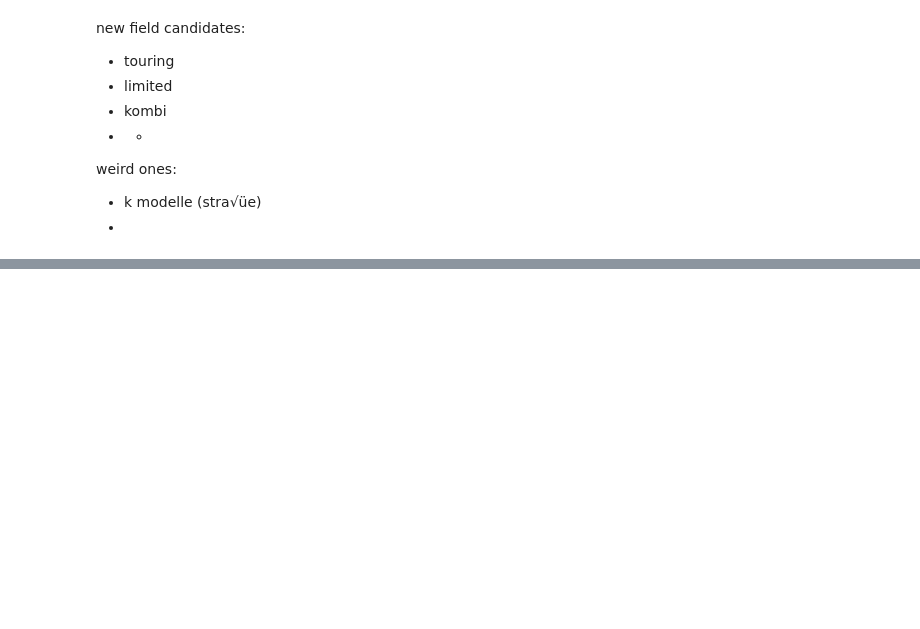
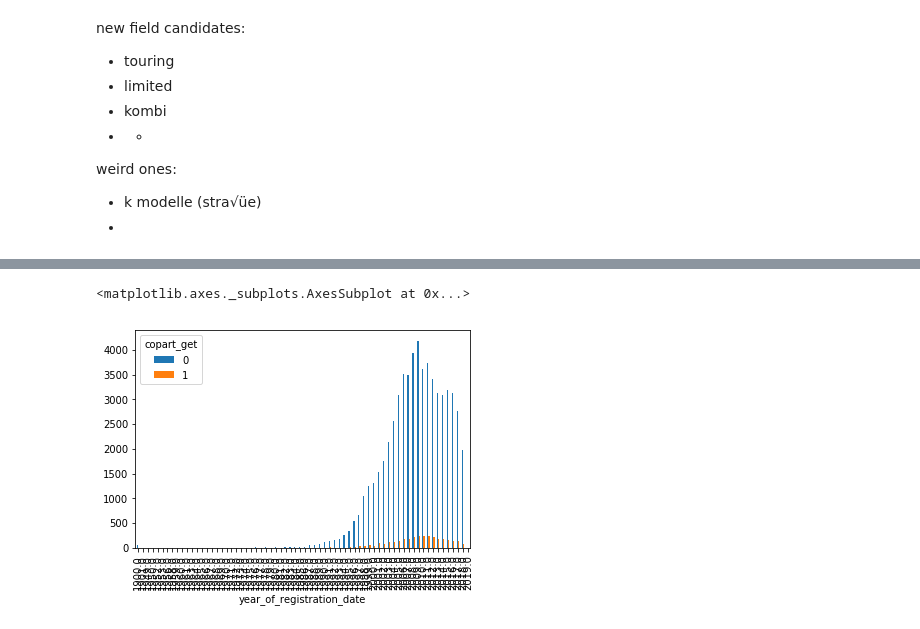
Before and after one commit to kjprice/smu-hackathon2019, a Jupyter notebook: Hackathan Project.ipynb, the cells around one changed output, grey strips where cells are left out. Drawn from its saved outputs; the diff is of its cells as text; code cells hidden in the pictures; blank space fills up the shorter version.

```diff
--- a/Hackathan Project.ipynb
+++ b/Hackathan Project.ipynb
@@ -393,0 +411,8 @@ Name: model, dtype: int64
+# %%
+data.loc[data.year_of_registration_date == 3013,'year_of_registration_date'] = 2013
+data.loc[data.year_of_registration_date == 1096, 'year_of_registration_date'] = 1996
+# %%
+pd.crosstab(data.year_of_registration_date, data.copart_get).plot(kind='bar')
+# %% [output]
+<matplotlib.axes._subplots.AxesSubplot at 0x...>
+[figure, added]
```
Also changed, not shown: parts of 24 cells of this notebook.
